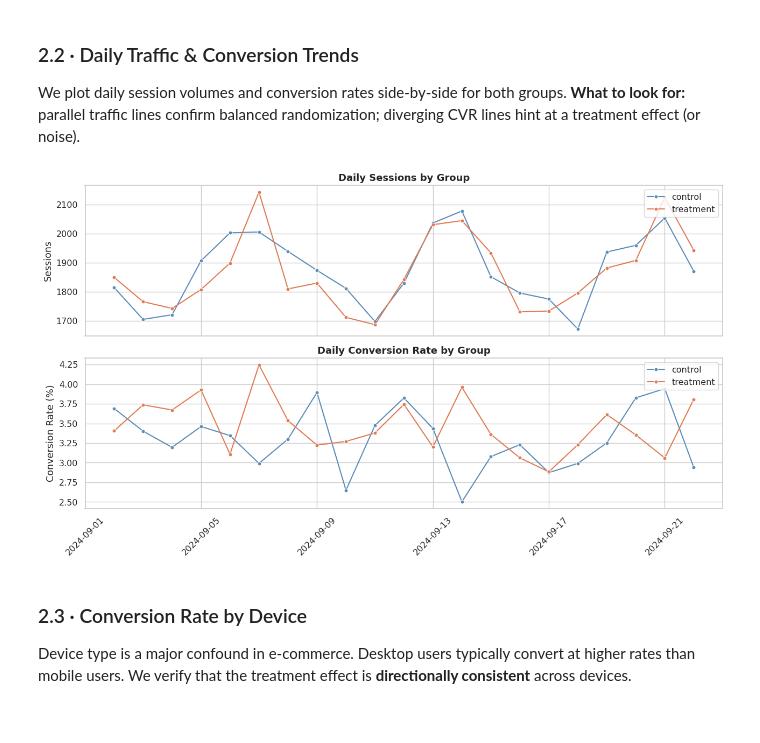
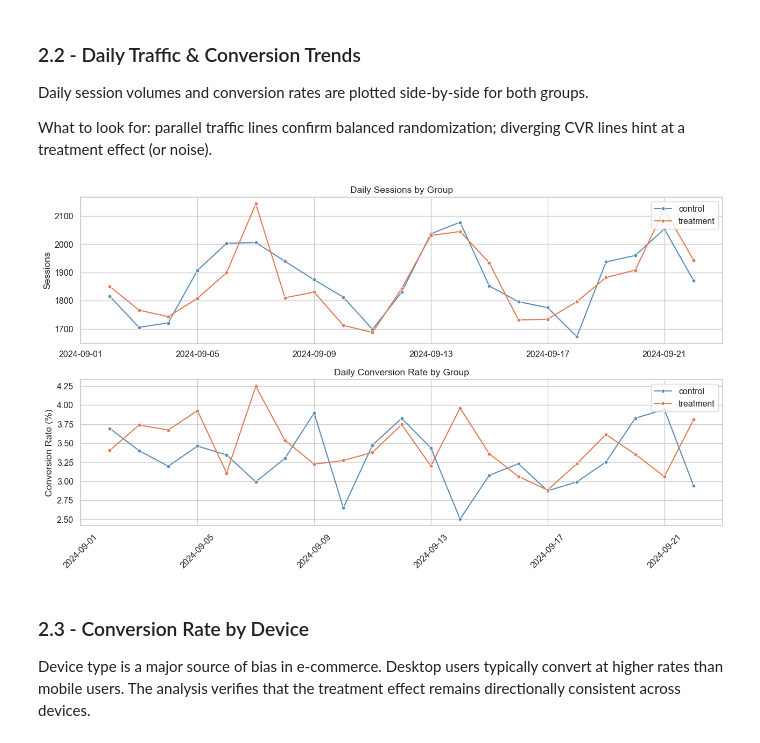
Before and after one commit to jmarbis1703/ab-test-checkout-redesign, a Jupyter notebook: notebooks/ab_test_checkout_novelty_effect.ipynb, the cells around one changed output. Cells and saved outputs as stored; diff of their text form; code cells hidden in the pictures.

```diff
--- a/notebooks/ab_test_checkout_novelty_effect.ipynb
+++ b/notebooks/ab_test_checkout_novelty_effect.ipynb
@@ -219,46 +210,54 @@ else:
 # %% [markdown]
-### 2.2 · Daily Traffic & Conversion Trends
+### 2.2 - Daily Traffic & Conversion Trends
 
-We plot daily session volumes and conversion rates side-by-side for both groups. **What to look for:** parallel traffic lines confirm balanced randomization; diverging CVR lines hint at a treatment effect (or noise).
+Daily session volumes and conversion rates are plotted side-by-side for both groups.
+
+What to look for: parallel traffic lines confirm balanced randomization; diverging CVR lines hint at a treatment effect (or noise).
 # %%
-# ── 2.2 Daily Traffic & Conversion Rate ──────────────────────────────────────
+# Daily Traffic & Conversion Rate
 import matplotlib.pyplot as plt
 import seaborn as sns
 
 sns.set_theme(style="whitegrid", palette="muted", font_scale=1.05)
 PALETTE = {"control": "#5B8DB8", "treatment": "#E07B54"}
 
 daily = (df.groupby(["date", "group"])
          .agg(sessions=("user_id", "count"),
               conversions=("converted", "sum"),
               revenue=("revenue", "sum"))
          .reset_index())
 daily["cvr"] = daily["conversions"] / daily["sessions"]
 
-fig, axes = plt.subplots(2, 1, figsize=(13, 7.5), sharex=True)
+plt.figure(figsize=(13, 7.5))
 
-# Panel 1: Daily traffic volume
+# Daily traffic volume
+plt.subplot(2, 1, 1)
 sns.lineplot(data=daily, x="date", y="sessions", hue="group",
-             palette=PALETTE, marker="o", markersize=5, ax=axes[0])
-axes[0].set_title("Daily Sessions by Group", fontsize=13, fontweight="bold")
-axes[0].set_ylabel("Sessions")
-axes[0].legend(title="", loc="upper right")
+             palette=PALETTE, marker="o", markersize=5)
 
-# Panel 2: Daily CVR
+plt.title("Daily Sessions by Group")
+plt.ylabel("Sessions")
+plt.legend(title="", loc="upper right")
+plt.xlabel("")
+
+# Daily CVR
+plt.subplot(2, 1, 2)
 sns.lineplot(data=daily, x="date", y=daily["cvr"] * 100, hue="group",
-             palette=PALETTE, marker="o", markersize=5, ax=axes[1])
-axes[1].set_title("Daily Conversion Rate by Group", fontsize=13, fontweight="bold")
-axes[1].set_ylabel("Conversion Rate (%)")
-axes[1].set_xlabel("")
-axes[1].legend(title="", loc="upper right")
+             palette=PALETTE, marker="o", markersize=5)
+
+plt.title("Daily Conversion Rate by Group")
+plt.ylabel("Conversion Rate (%)")
+plt.xlabel("")
+plt.legend(title="", loc="upper right")
+
 
 plt.xticks(rotation=45)
 plt.tight_layout()
 plt.show()
 # %% [output]
-[figure, old version]
+[figure, new version]
 # %% [markdown]
-### 2.3 · Conversion Rate by Device
+### 2.3 - Conversion Rate by Device
 
-Device type is a major confound in e-commerce. Desktop users typically convert at higher rates than mobile users. We verify that the treatment effect is **directionally consistent** across devices.
+Device type is a major source of bias in e-commerce. Desktop users typically convert at higher rates than mobile users. The analysis verifies that the treatment effect remains directionally consistent across devices.
 # %%
```
Also changed, not shown: parts of 45 cells of this notebook, 6 other files.
